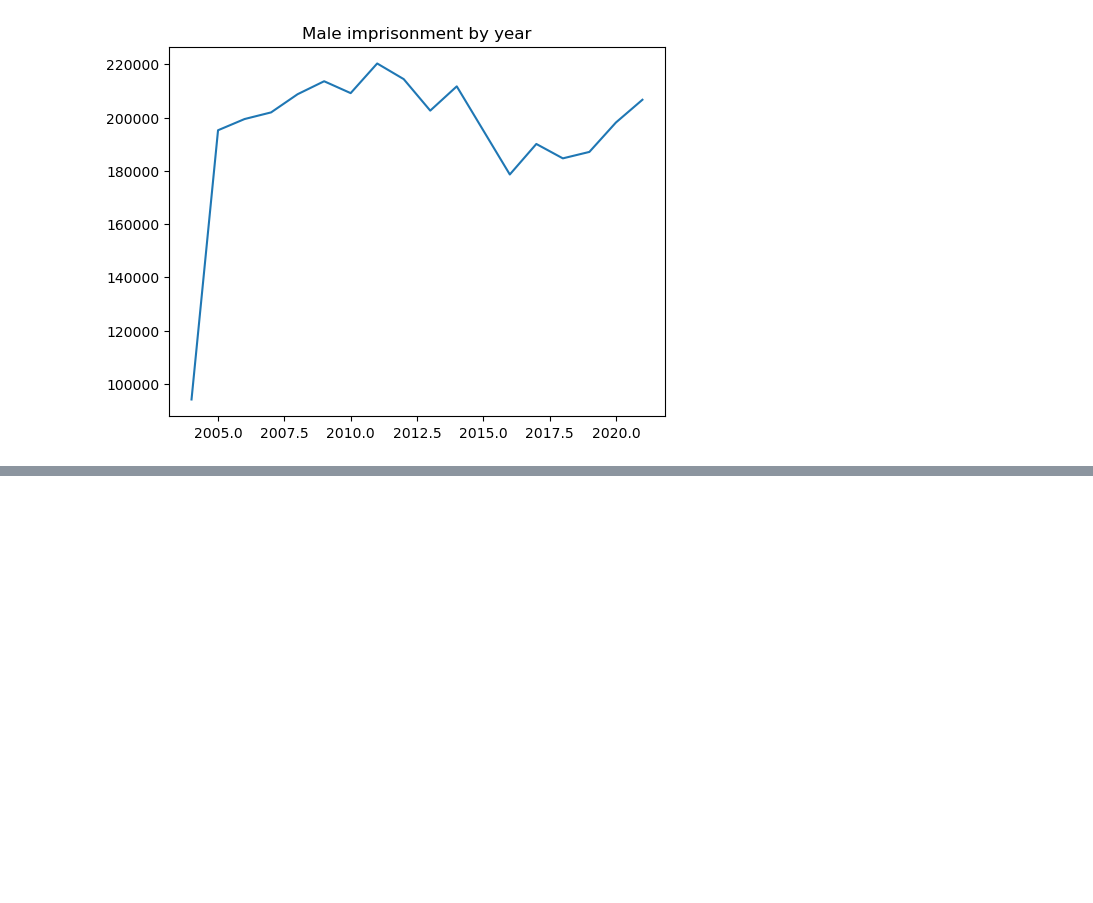
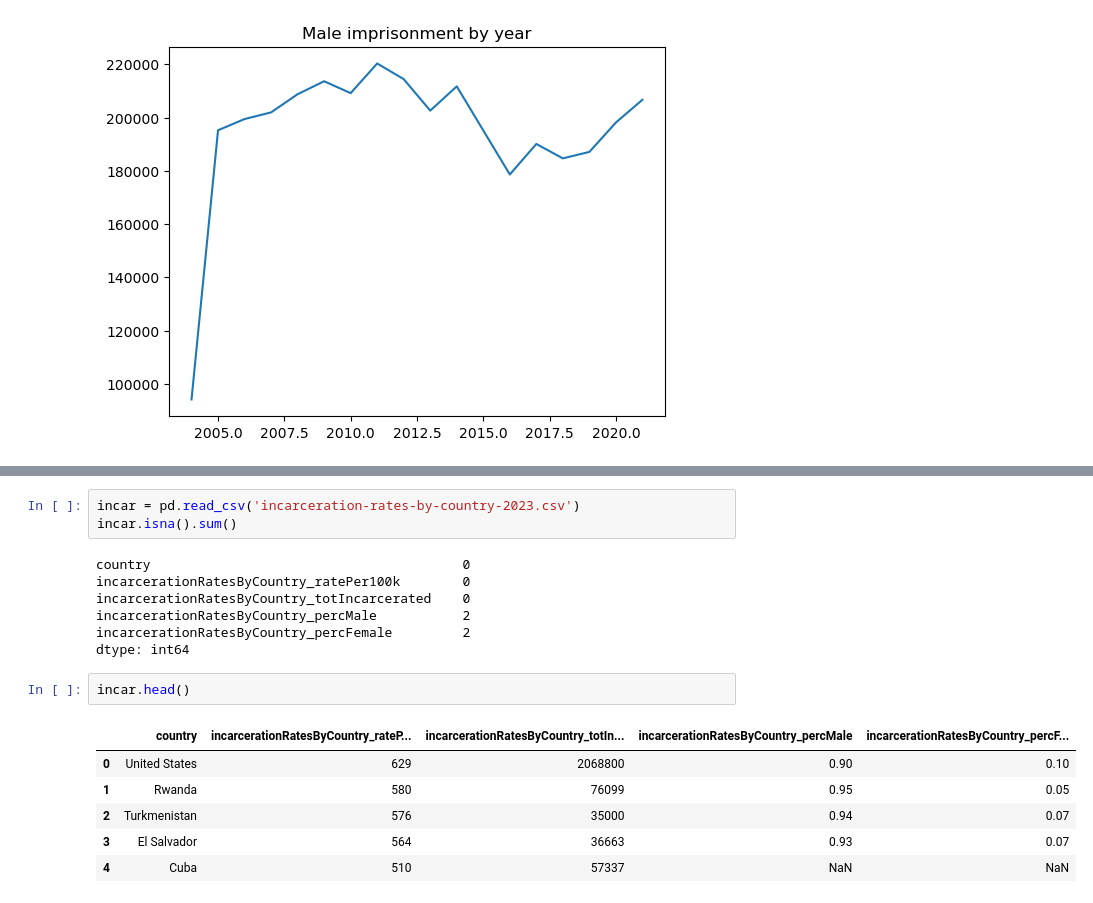
Before and after one commit to elliottjones56/project_5, a Jupyter notebook: EDA.ipynb, the cells around one changed output, grey strips where cells are left out. Saved outputs shown, nothing was run; the diff lists cells and outputs as text; blank space fills up the shorter version.

```diff
--- a/EDA.ipynb
+++ b/EDA.ipynb
@@ -290,0 +309,19 @@ Text(0.5, 1.0, 'Male imprisonment by year')
+# %%
+incar = pd.read_csv('incarceration-rates-by-country-2023.csv')
+incar.isna().sum()
+# %% [output]
+country                                        0
+incarcerationRatesByCountry_ratePer100k        0
+incarcerationRatesByCountry_totIncarcerated    0
+incarcerationRatesByCountry_percMale           2
+incarcerationRatesByCountry_percFemale         2
+dtype: int64
+# %%
+incar.head()
+# %% [output]
+|  | country | incarcerationRatesByCountry_rateP... | incarcerationRatesByCountry_totIn... | incarcerationRatesByCountry_percMale | incarcerationRatesByCountry_percF... |
+| 0 | United States | 629 | 2068800 | 0.90 | 0.10 |
+| 1 | Rwanda | 580 | 76099 | 0.95 | 0.05 |
+| 2 | Turkmenistan | 576 | 35000 | 0.94 | 0.07 |
+| 3 | El Salvador | 564 | 36663 | 0.93 | 0.07 |
+| 4 | Cuba | 510 | 57337 | NaN | NaN |
```
Also changed, not shown: parts of 40 cells of this notebook, 2 other files.
